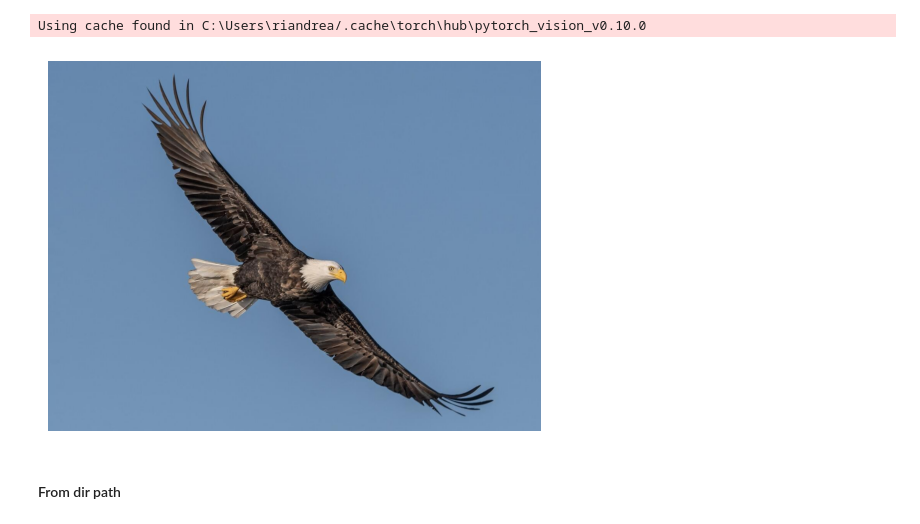
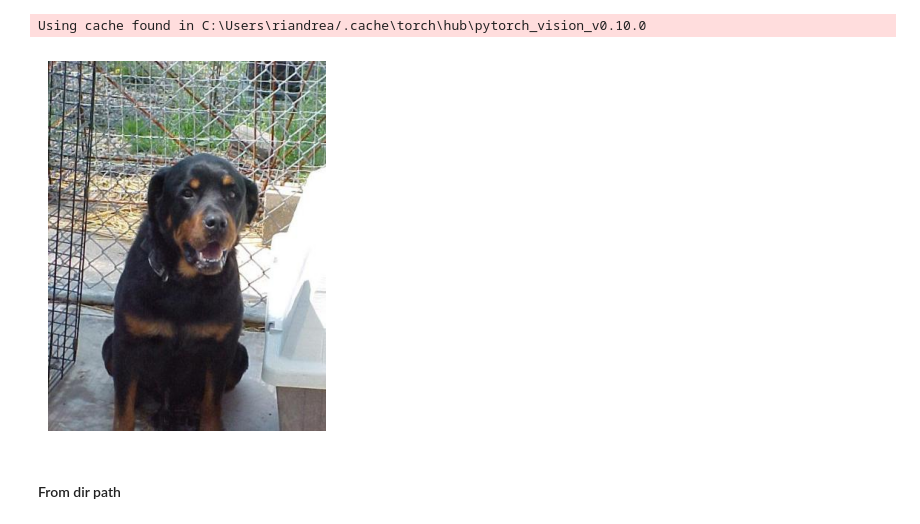
Before and after one commit to RiccardoDAndrea/SceneDetect, a Jupyter notebook: analyse_v2.ipynb, the cells around one changed output. Cells and saved outputs as stored; diff of their text form; code cells hidden in the pictures.

```diff
--- a/analyse_v2.ipynb
+++ b/analyse_v2.ipynb
@@ -669,17 +652,18 @@ model = torch.hub.load('pytorch/vision:v0.10.0', 'squeezenet1_0', pretrained=Tru
 Using cache found in C:\Users\riandrea/.cache\torch\hub\pytorch_vision_v0.10.0
 # %%
 from PIL import Image
-image_path = r"306062281-1280px.jpg"
+import matplotlib.pyplot as plt
+image_path = r"cats_and_dogs_small\test\dogs\1586.jpg"
 
 # Bild auf die gewünschte Eingabegröße skalieren unsere Modell nimmt 180 x 180 x3
-img = Image.open(r"306062281-1280px.jpg")
+img = Image.open(r"cats_and_dogs_small\test\dogs\1586.jpg")
 
 # Bild anzeigen
 plt.imshow(img)
 plt.axis("off")
 plt.show()
 # %% [output]
-[figure, old version]
+[figure, new version]
 # %% [markdown]
 #### From dir path
 # %%
```
Also changed, not shown: parts of 16 cells of this notebook.
